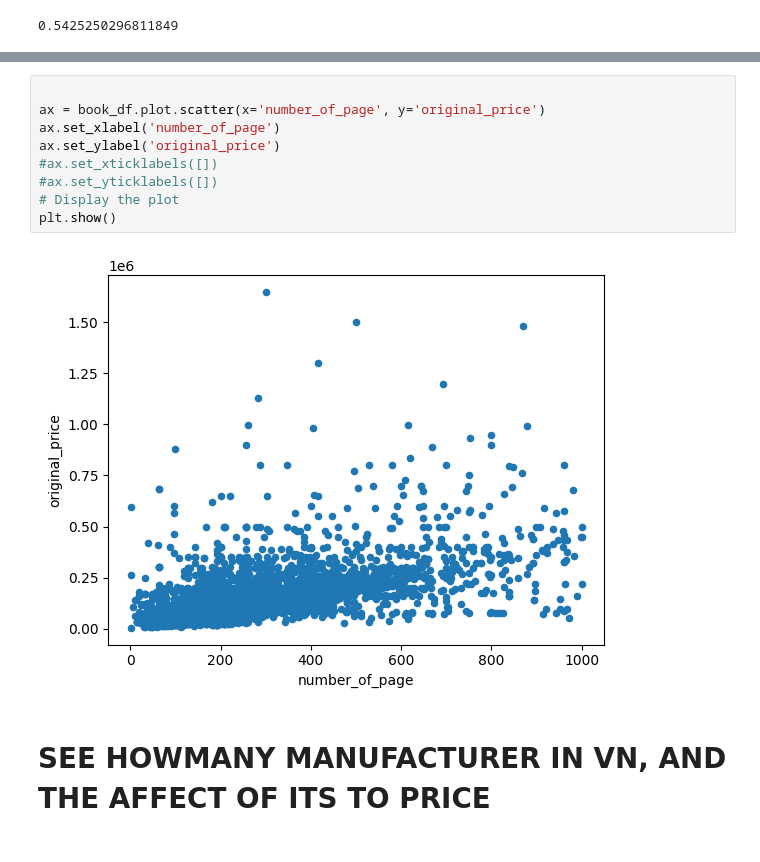
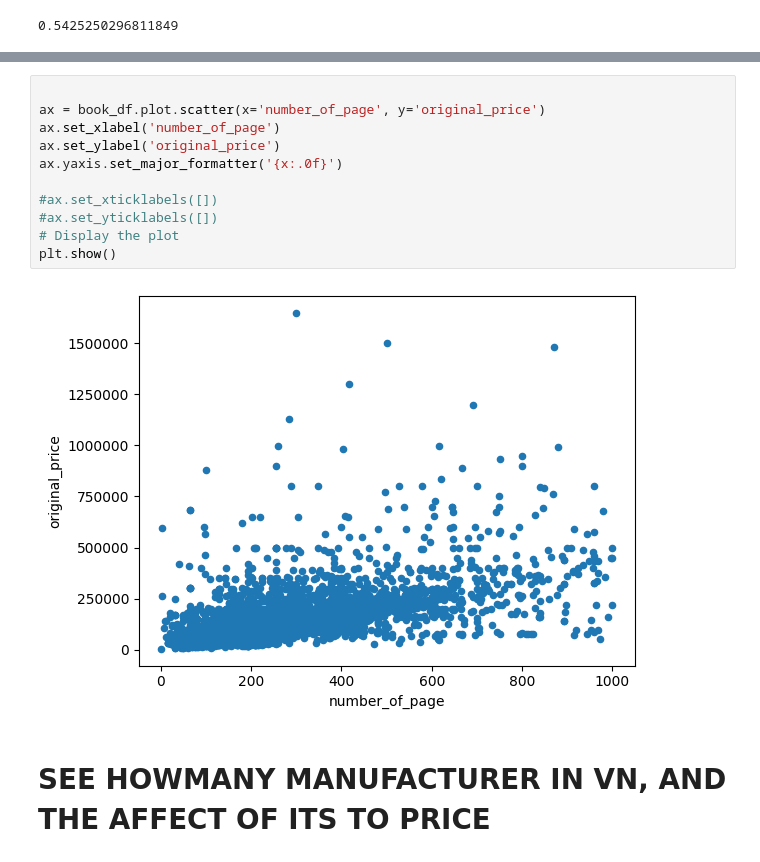
Before and after one commit to daovanhieu23800/interview_project, a Jupyter notebook: predict_price.ipynb, the cells around one changed output, grey strips where cells are left out. Drawn from its saved outputs; the diff is of its cells as text.

```diff
--- a/predict_price.ipynb
+++ b/predict_price.ipynb
@@ -157,14 +174,16 @@ book_df[book_df['number_of_page']>=1000]
 # %%
 
 ax = book_df.plot.scatter(x='number_of_page', y='original_price')
 ax.set_xlabel('number_of_page')
 ax.set_ylabel('original_price')
+ax.yaxis.set_major_formatter('{x:.0f}')
+
 #ax.set_xticklabels([])
 #ax.set_yticklabels([])
 # Display the plot
 plt.show()
 # %% [output]
-[figure, old version]
+[figure, new version]
 # %% [markdown]
 # SEE HOWMANY MANUFACTURER IN VN, AND THE AFFECT OF ITS TO PRICE
 # %%
```
Also changed, not shown: parts of 7 cells of this notebook, 1 other file.
